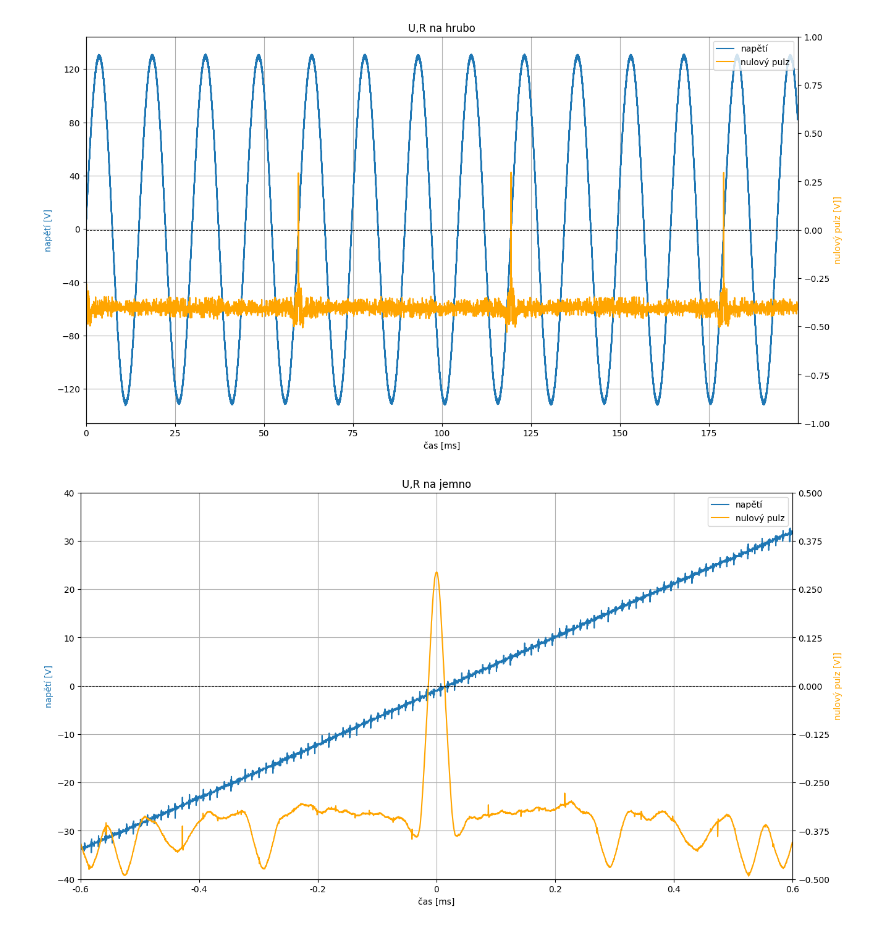
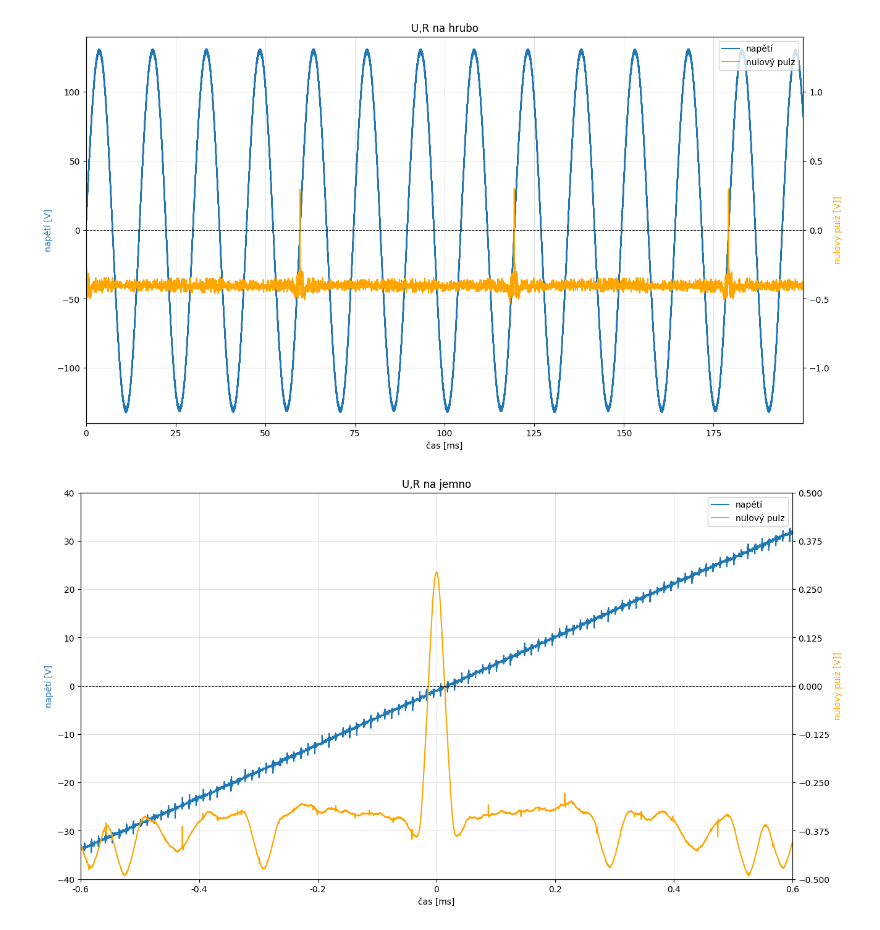
Before and after one commit to Buldadavid/plot, a Jupyter notebook: ERN_NEW.ipynb, the cells around one changed output. Drawn from its saved outputs; the diff is of its cells as text; code cells hidden in the pictures.

```diff
--- a/ERN_NEW.ipynb
+++ b/ERN_NEW.ipynb
@@ -46,27 +46,27 @@ RRR = ttt[pnej(rrr)]
 # %%
 fig, host = plt.subplots(figsize=(13,7), layout='constrained')
 ax2 = host.twinx()
 host.set_xlim(0, t[-1])
-# host.set_ylim(-6200, 6200)
-ax2.set_ylim(-1, 1)
+host.set_ylim(-140, 140)
+ax2.set_ylim(-1.4, 1.4)
 
 host.set_xlabel("čas [ms]")
 host.set_ylabel("napětí [V]")
 ax2.set_ylabel("nulový pulz [V]]")
 
 p1 = host.plot(t, u, label="napětí")
 p2 = ax2.plot(t, r, label="nulový pulz", color='orange')
 
 plt.hlines(0,0,t[-1],color = 'k', linestyles='--',lw = 0.75)
 plt.title("U,R na hrubo")
 host.legend(handles=p1+p2, loc='upper right')
-host.set_yticks(np.arange(-120, 140, step=40))
+# host.set_yticks(np.arange(-120, 140, step=40))
 host.yaxis.label.set_color(p1[0].get_color())
 ax2.yaxis.label.set_color(p2[0].get_color())
-host.grid()
+host.grid(color='lightgrey', linestyle='-', linewidth=0.5)
 plt.show()
 # %% [output]
-[figure, old version]
+[figure, new version]
 # %%
 fig, host = plt.subplots(figsize=(13,7), layout='constrained')
 ax2 = host.twinx()
```
Also changed, not shown: parts of 3 cells of this notebook, 3 other files.
